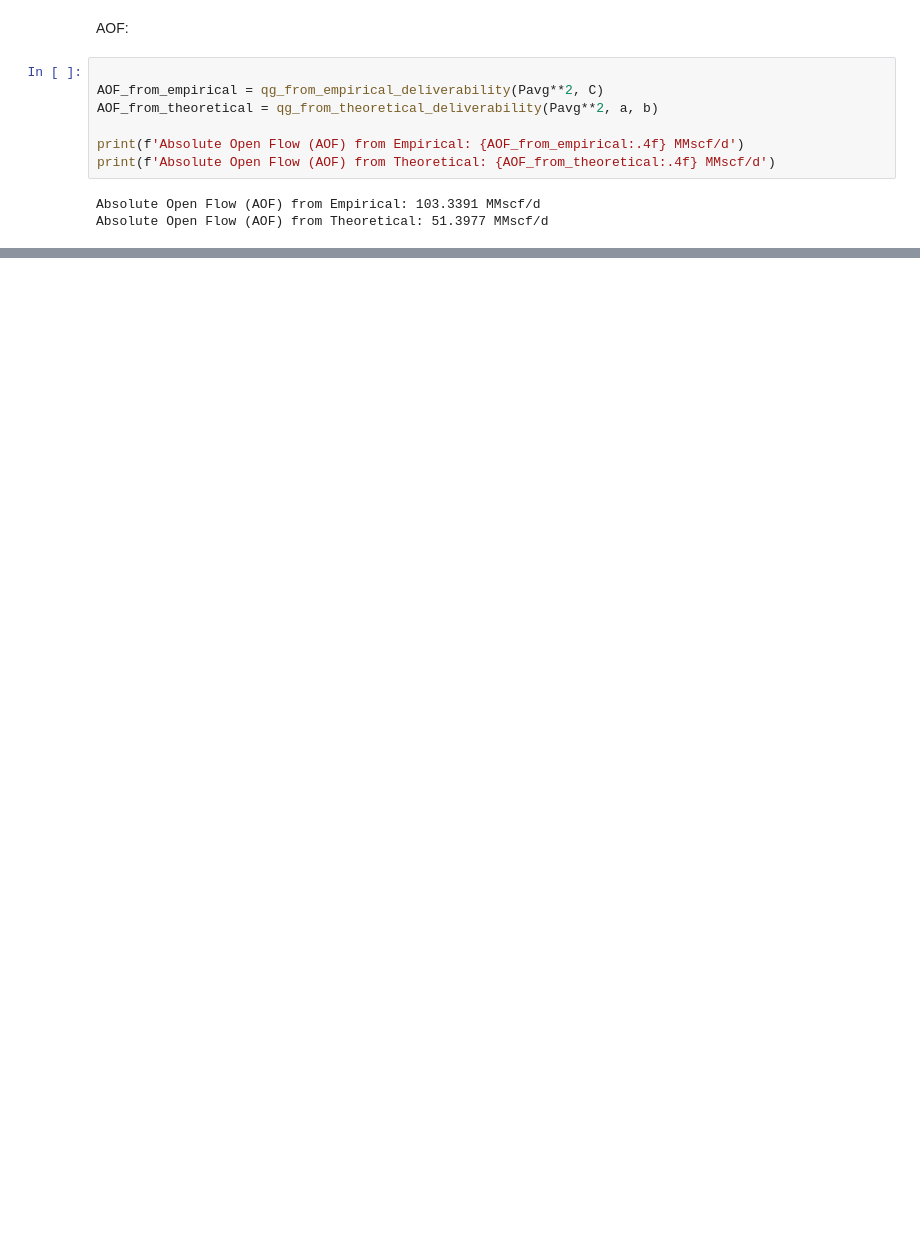
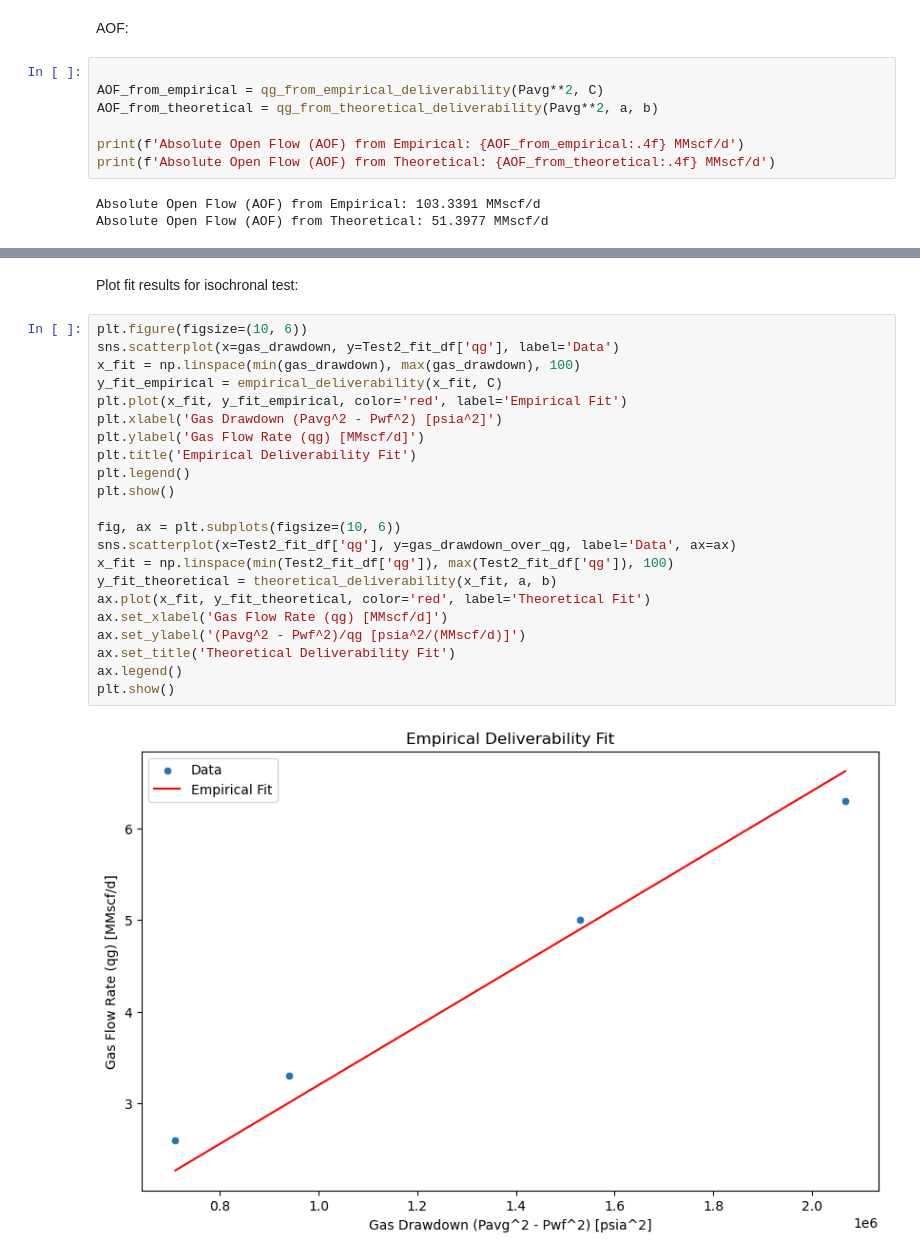
Before and after one commit to oudanny/well_testing, a Jupyter notebook: HW6_GasWellTesting.ipynb, the cells around one changed output, grey strips where cells are left out. Cells and saved outputs as stored; diff of their text form; blank space fills up the shorter version.

```diff
--- a/HW6_GasWellTesting.ipynb
+++ b/HW6_GasWellTesting.ipynb
@@ -188,0 +230,26 @@ Absolute Open Flow (AOF) from Theoretical: 51.3977 MMscf/d
+# %% [markdown]
+ Plot fit results for isochronal test:
+# %%
+plt.figure(figsize=(10, 6))
+sns.scatterplot(x=gas_drawdown, y=Test2_fit_df['qg'], label='Data')
+x_fit = np.linspace(min(gas_drawdown), max(gas_drawdown), 100)
+y_fit_empirical = empirical_deliverability(x_fit, C)
+plt.plot(x_fit, y_fit_empirical, color='red', label='Empirical Fit')
+plt.xlabel('Gas Drawdown (Pavg^2 - Pwf^2) [psia^2]')
+plt.ylabel('Gas Flow Rate (qg) [MMscf/d]')
+plt.title('Empirical Deliverability Fit')
+plt.legend()
+plt.show()
+
+fig, ax = plt.subplots(figsize=(10, 6))
+sns.scatterplot(x=Test2_fit_df['qg'], y=gas_drawdown_over_qg, label='Data', ax=ax)
+x_fit = np.linspace(min(Test2_fit_df['qg']), max(Test2_fit_df['qg']), 100)
+y_fit_theoretical = theoretical_deliverability(x_fit, a, b)
+ax.plot(x_fit, y_fit_theoretical, color='red', label='Theoretical Fit')
+ax.set_xlabel('Gas Flow Rate (qg) [MMscf/d]')
+ax.set_ylabel('(Pavg^2 - Pwf^2)/qg [psia^2/(MMscf/d)]')
+ax.set_title('Theoretical Deliverability Fit')
+ax.legend()
+plt.show()
+# %% [output]
+[figure, added]
```
Also changed, not shown: parts of 16 cells of this notebook, 1 other file.
